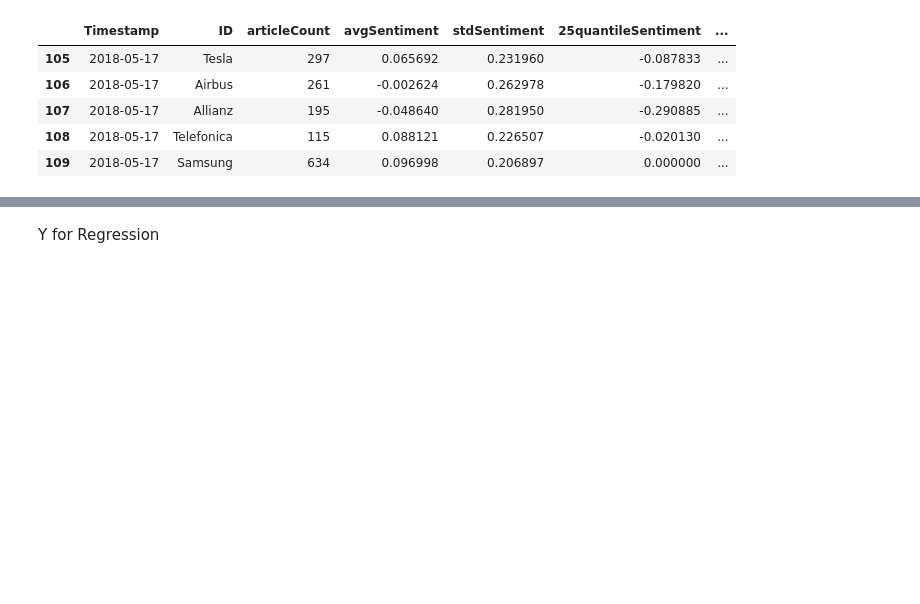
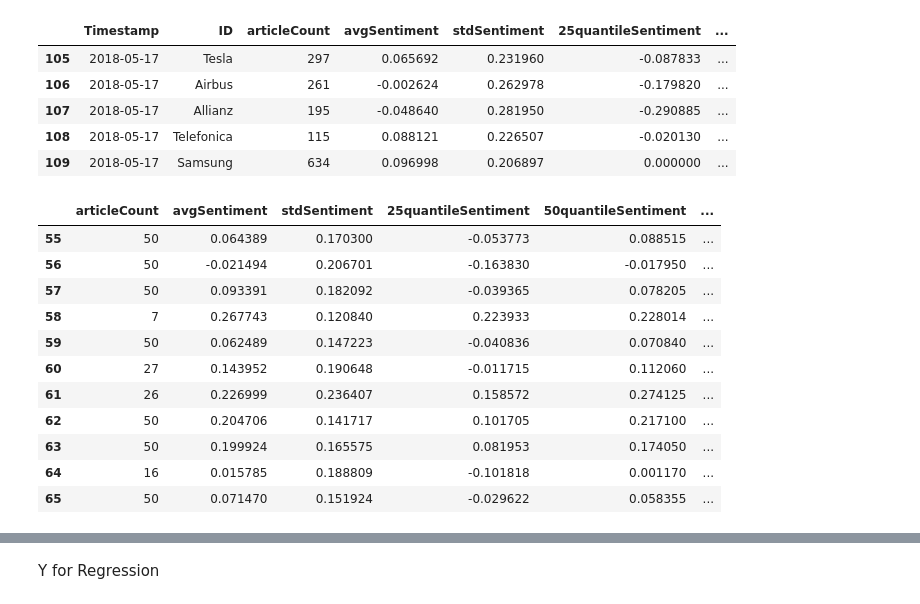
Before and after one commit to kosnil/kd-seminar, a Jupyter notebook: mlp/Data Preprocessing Tests.ipynb, the cells around one changed output, grey strips where cells are left out. Drawn from its saved outputs; the diff is of its cells as text; code cells hidden in the pictures; blank space fills up the shorter version.

```diff
--- a/mlp/Data Preprocessing Tests.ipynb
+++ b/mlp/Data Preprocessing Tests.ipynb
@@ -102,4 +112,19 @@ df.tail()
 | 109 | 2018-05-17 | Samsung | 634 | 0.096998 | 0.206897 | 0.000000 | ... |
 # %%
 X = []#np.empty((int(nr_days) ,int(nr_feats * 10)))
+# %%
+df[df["Timestamp"] == "2017-06-09"].drop(labels_to_drop, axis=1)
+# %% [output]
+|  | articleCount | avgSentiment | stdSentiment | 25quantileSentiment | 50quantileSentiment | ... |
+| 55 | 50 | 0.064389 | 0.170300 | -0.053773 | 0.088515 | ... |
+| 56 | 50 | -0.021494 | 0.206701 | -0.163830 | -0.017950 | ... |
+| 57 | 50 | 0.093391 | 0.182092 | -0.039365 | 0.078205 | ... |
+| 58 | 7 | 0.267743 | 0.120840 | 0.223933 | 0.228014 | ... |
+| 59 | 50 | 0.062489 | 0.147223 | -0.040836 | 0.070840 | ... |
+| 60 | 27 | 0.143952 | 0.190648 | -0.011715 | 0.112060 | ... |
+| 61 | 26 | 0.226999 | 0.236407 | 0.158572 | 0.274125 | ... |
+| 62 | 50 | 0.204706 | 0.141717 | 0.101705 | 0.217100 | ... |
+| 63 | 50 | 0.199924 | 0.165575 | 0.081953 | 0.174050 | ... |
+| 64 | 16 | 0.015785 | 0.188809 | -0.101818 | 0.001170 | ... |
+| 65 | 50 | 0.071470 | 0.151924 | -0.029622 | 0.058355 | ... |
 # %%
```
Also changed, not shown: parts of 18 cells of this notebook.
